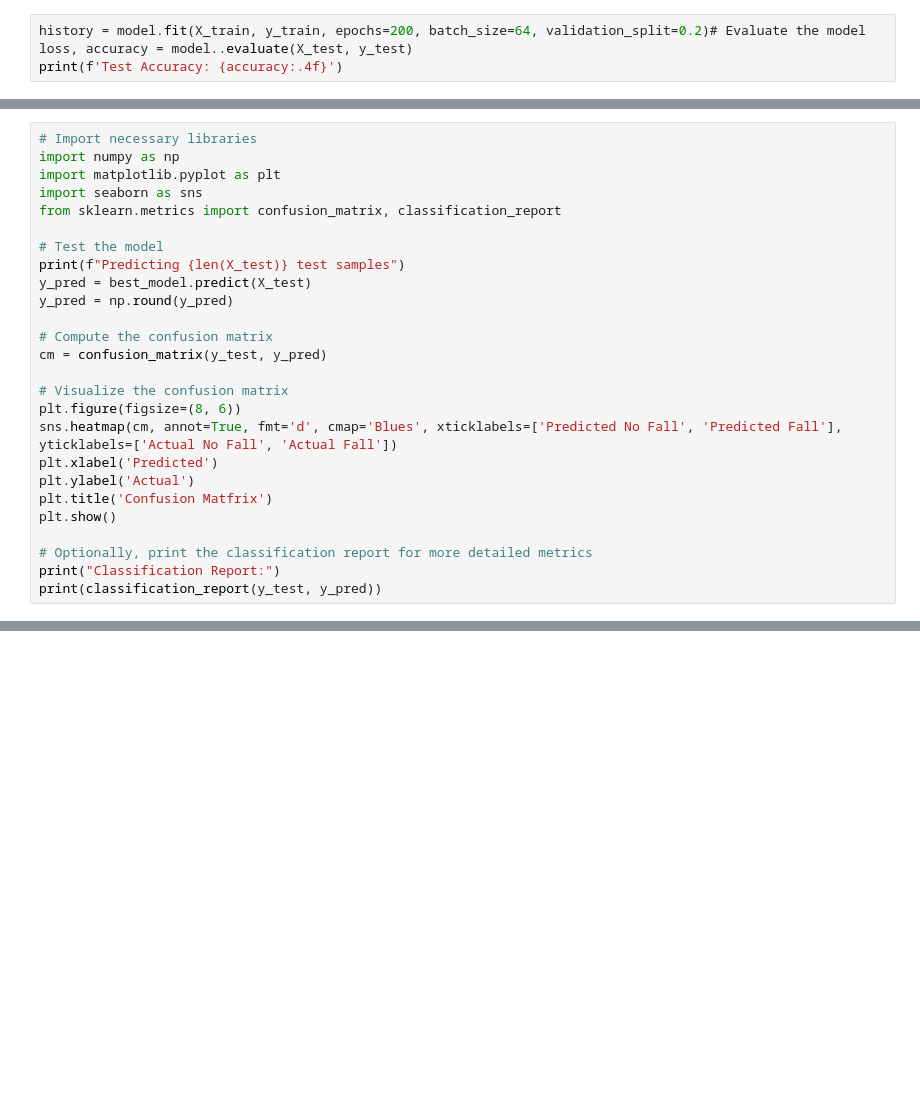
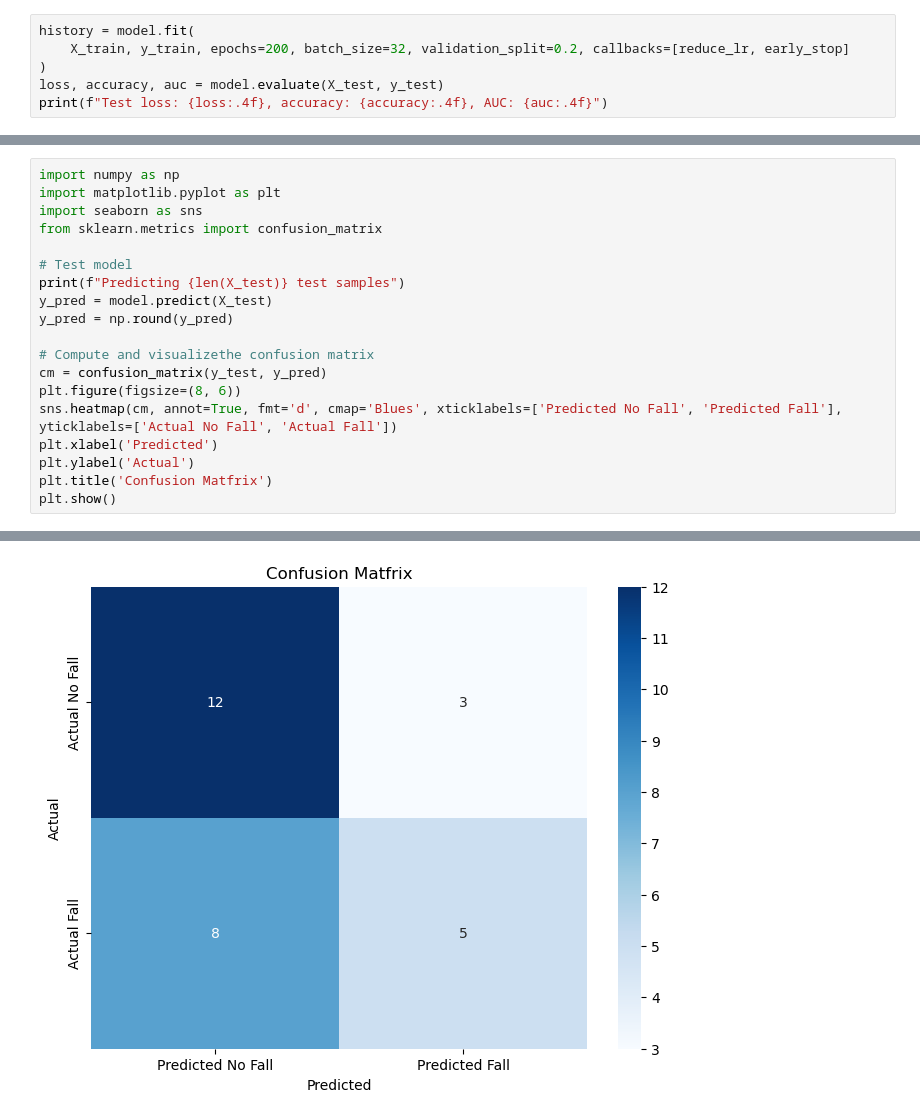
Before and after one commit to AdamM1-36/slip-trip-fall-PRI, a Jupyter notebook: ml/train.ipynb, the cells around one changed output, grey strips where cells are left out. Drawn from its saved outputs; the diff is of its cells as text; blank space fills up the shorter version.

```diff
--- a/ml/train.ipynb
+++ b/ml/train.ipynb
@@ -89,4 +144,6 @@ Non-trainable params: 0 (0.00 Byte)
 # %%
-history = model.fit(X_train, y_train, epochs=200, batch_size=64, validation_split=0.2)# Evaluate the model
-loss, accuracy = model..evaluate(X_test, y_test)
-print(f'Test Accuracy: {accuracy:.4f}')
+history = model.fit(
+    X_train, y_train, epochs=200, batch_size=32, validation_split=0.2, callbacks=[reduce_lr, early_stop]
+)
+loss, accuracy, auc = model.evaluate(X_test, y_test)
+print(f"Test loss: {loss:.4f}, accuracy: {accuracy:.4f}, AUC: {auc:.4f}")
@@ -102,26 +182,20 @@ plt.legend(loc='lower right')
 # %%
-# Import necessary libraries
 import numpy as np
 import matplotlib.pyplot as plt
 import seaborn as sns
-from sklearn.metrics import confusion_matrix, classification_report
+from sklearn.metrics import confusion_matrix
 
-# Test the model
+# Test model
 print(f"Predicting {len(X_test)} test samples")
-y_pred = best_model.predict(X_test)
+y_pred = model.predict(X_test)
 y_pred = np.round(y_pred)
 
-# Compute the confusion matrix
+# Compute and visualizethe confusion matrix
 cm = confusion_matrix(y_test, y_pred)
-
-# Visualize the confusion matrix
 plt.figure(figsize=(8, 6))
 sns.heatmap(cm, annot=True, fmt='d', cmap='Blues', xticklabels=['Predicted No Fall', 'Predicted Fall'], yticklabels=['Actual No Fall', 'Actual Fall'])
 plt.xlabel('Predicted')
 plt.ylabel('Actual')
 plt.title('Confusion Matfrix')
 plt.show()
-
-# Optionally, print the classification report for more detailed metrics
-print("Classification Report:")
-print(classification_report(y_test, y_pred))
+# %% [output]
@@ -127,0 +204 @@ print(classification_report(y_test, y_pred))
+[figure, added]
```
Also changed, not shown: parts of 14 cells of this notebook, 10 other files.
